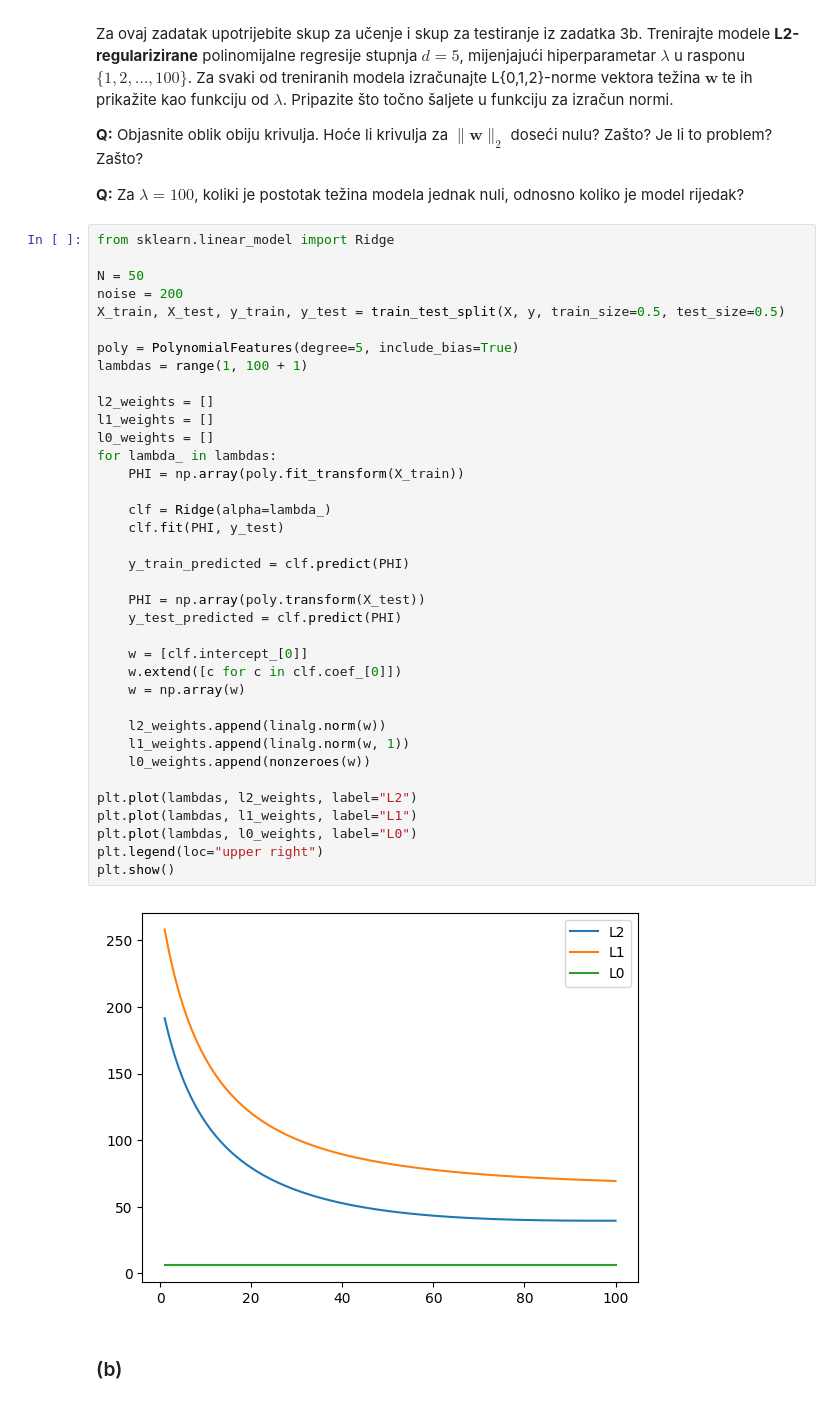
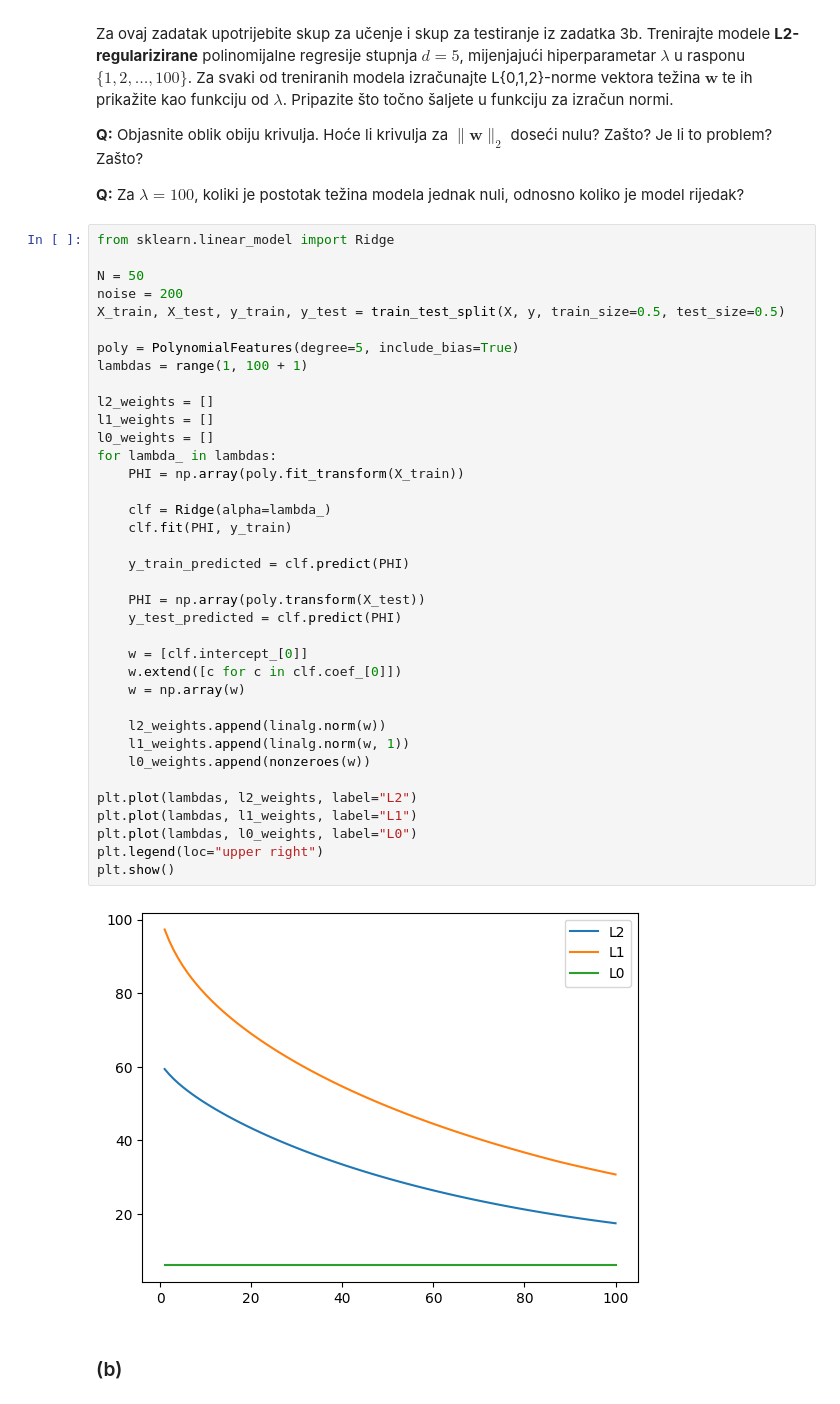
Before and after one commit to futa125/Machine-Learning-1, a Jupyter notebook: LAB1/SU1-2022-LAB1.ipynb, the cells around one changed output. Drawn from its saved outputs; the diff is of its cells as text.

```diff
--- a/LAB1/SU1-2022-LAB1.ipynb
+++ b/LAB1/SU1-2022-LAB1.ipynb
@@ -515,35 +515,35 @@ X_train, X_test, y_train, y_test = train_test_split(X, y, train_size=0.5, test_s
 poly = PolynomialFeatures(degree=5, include_bias=True)
 lambdas = range(1, 100 + 1)
 
 l2_weights = []
 l1_weights = []
 l0_weights = []
 for lambda_ in lambdas:
     PHI = np.array(poly.fit_transform(X_train))
 
     clf = Ridge(alpha=lambda_)
-    clf.fit(PHI, y_test)
+    clf.fit(PHI, y_train)
 
     y_train_predicted = clf.predict(PHI)
 
     PHI = np.array(poly.transform(X_test))
     y_test_predicted = clf.predict(PHI)
 
     w = [clf.intercept_[0]]
     w.extend([c for c in clf.coef_[0]])
     w = np.array(w)
 
     l2_weights.append(linalg.norm(w))
     l1_weights.append(linalg.norm(w, 1))
     l0_weights.append(nonzeroes(w))
 
 plt.plot(lambdas, l2_weights, label="L2")
 plt.plot(lambdas, l1_weights, label="L1")
 plt.plot(lambdas, l0_weights, label="L0")
 plt.legend(loc="upper right")
 plt.show()
 # %% [output]
-[figure, old version]
+[figure, new version]
 # %% [markdown]
 ### (b)
 # %% [markdown]
```
Also changed, not shown: parts of 10 cells of this notebook.
